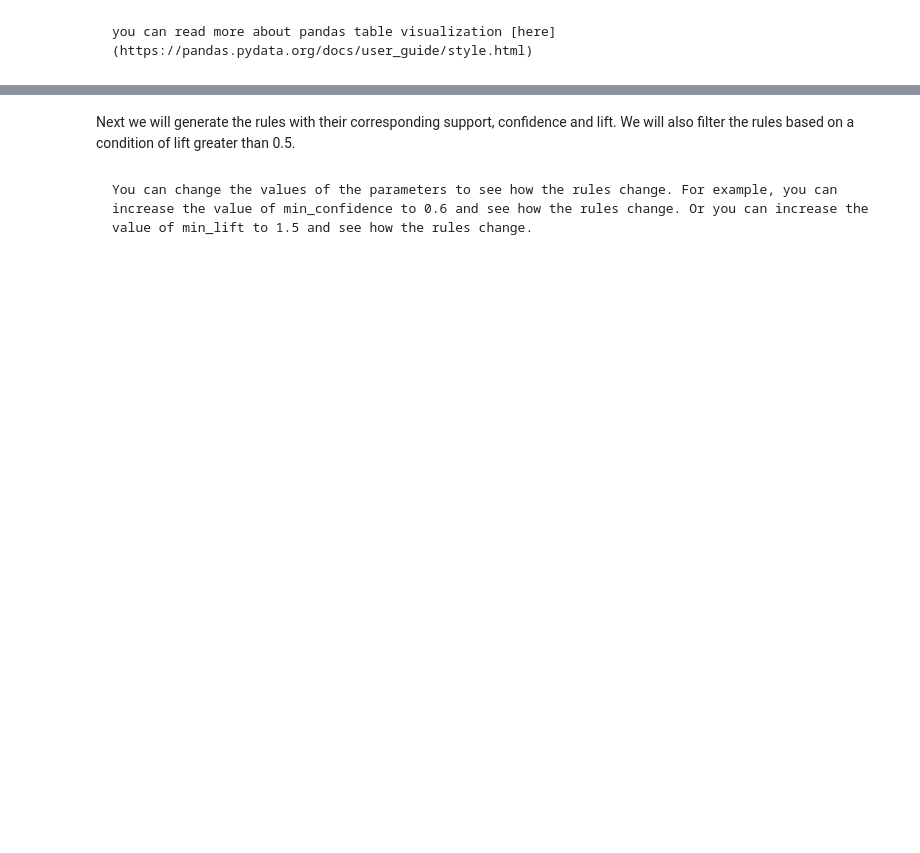
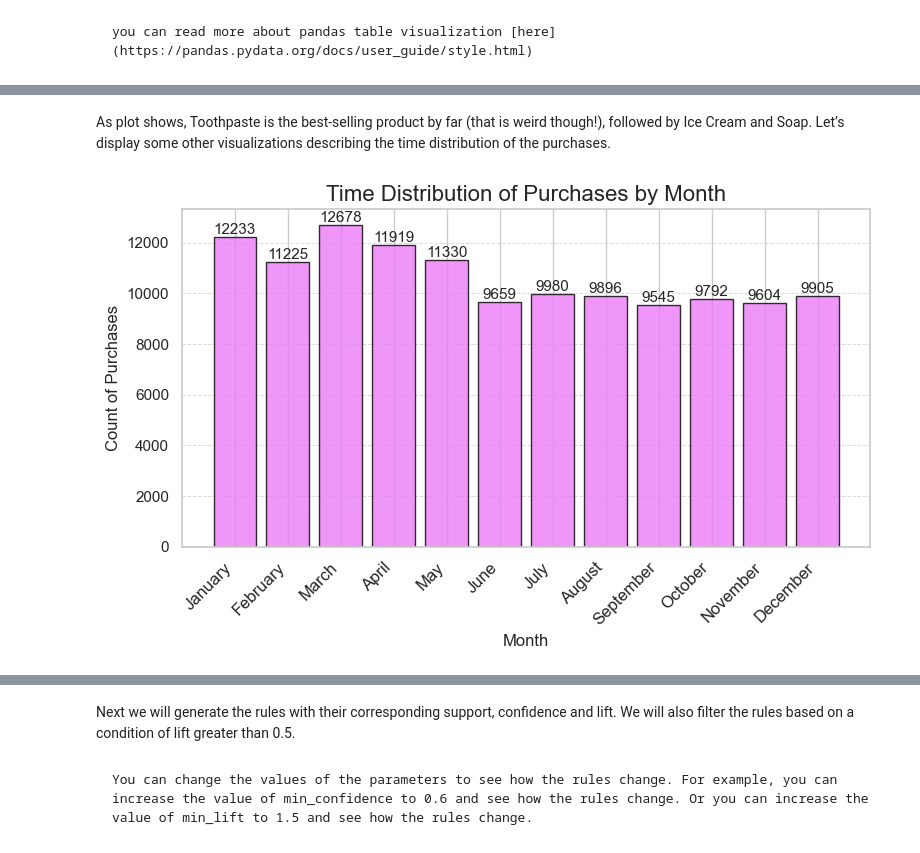
Before and after one commit to safarzadeh-reza/Spatial_Data_Mining_Winter2025, a Jupyter notebook: source/notebooks/L3/association_rules.ipynb, the cells around one changed output, grey strips where cells are left out. Cells and saved outputs as stored; diff of their text form; code cells hidden in the pictures; blank space fills up the shorter version.

```diff
--- a/source/notebooks/L3/association_rules.ipynb
+++ b/source/notebooks/L3/association_rules.ipynb
@@ -372,0 +465,42 @@ data
+# %% [markdown]
+As plot shows, Toothpaste is the best-selling product by far (that is weird though!), followed by Ice Cream and Soap. Let’s display some other visualizations describing the time distribution of the purchases.
+# %%
+
+# Convert the "Date" column to datetime
+data['Date'] = pd.to_datetime(data['Date'])
+
+# Extract the month number from the "Date" column
+data['Month'] = data['Date'].dt.month
+
+# Group by month and count the number of purchases (transactions)
+month_counts = data['Month'].value_counts().sort_index()
+
+# Optionally, map month numbers to month names for better readability
+month_counts.index = month_counts.index.map(lambda x: calendar.month_name[x])
+
+# Create x positions for each month (if needed)
+x_positions = np.arange(len(month_counts))
+
+# Plot the bar chart using the provided theme
+plt.figure(figsize=(8, 5))
+plt.bar(x_positions, month_counts.values, color="#eb7cf7", width=0.8, edgecolor="black", alpha=0.8)
+
+# Add the count labels on top of each bar
+for i, count in enumerate(month_counts.values):
+    plt.text(i, count + 0.1, f"{count}", ha="center", va="bottom", fontsize=11)
+
+# Customize the x-axis ticks and labels
+plt.xticks(x_positions, month_counts.index, rotation=45, ha="right", fontsize=12)
+plt.ylabel("Count of Purchases", fontsize=12)
+plt.xlabel("Month", fontsize=12)
+
+# Add gridlines on the y-axis
+plt.grid(axis="y", linestyle="--", linewidth=0.7, alpha=0.7)
+
+plt.title("Time Distribution of Purchases by Month", fontsize=16)
+plt.tight_layout()
+
+# Display the plot
+plt.show()
+# %% [output]
+[figure, added]
```
Also changed, not shown: parts of 38 cells of this notebook, 1 other file.
